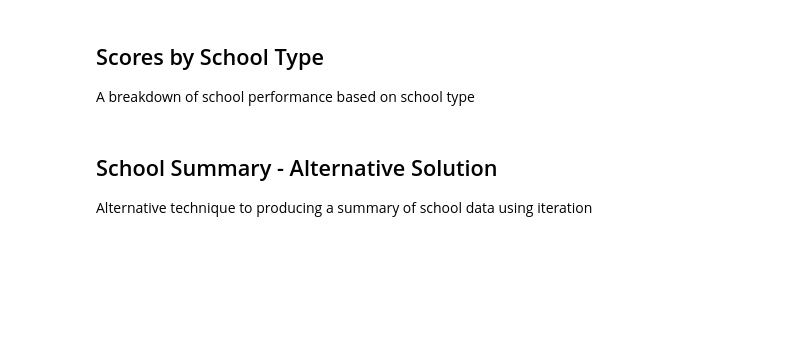
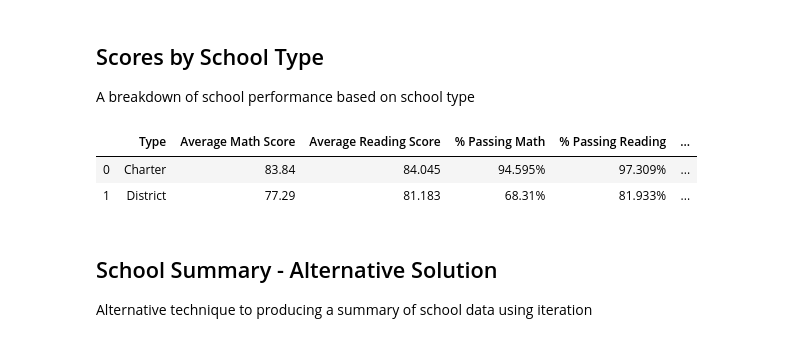
Before and after one commit to dcurrigan/pandas-challenge, a Jupyter notebook: PyCitySchools/PyCitySchools.ipynb, the cells around one changed output. Saved outputs shown, nothing was run; the diff lists cells and outputs as text; code cells hidden in the pictures; blank space fills up the shorter version.

```diff
--- a/PyCitySchools/PyCitySchools.ipynb
+++ b/PyCitySchools/PyCitySchools.ipynb
@@ -328,31 +328,20 @@ performance_by_size
 ## Scores by School Type
 A breakdown of school performance based on school type
 # %%
-# CREATE BINS
-bins = [0, 999, 1999, 5000]
+# DATAFRAME - select only the data relating to school type and student performance
+performance_data = df[['Type', 'Average Math Score', 'Average Reading Score', '% Passing Math', '% Passing Reading', '% Overall Passing']]
 
-# CREATE BIN NAMES
-group_names = ["District", "Charter"]
+# GROUPBY TYPE
+performance_by_type = performance_data.groupby(['Type']).max().reset_index()
 
-
-
-
-
-# # DATAFRAME - select only the data relating to school spending and student performance
-# # 'SettingWithCopyWarning' can be ignored as the data is not altered, just grouped and displayed (hence this has been disabled at setup)
-# performance_data = df[['Total Students', 'Average Math Score', 'Average Reading Score', '% Passing Math', '% Passing Reading', '% Overall Passing']]
-
-# # GROUPBY BINS
-# # extra column added with bin group names, then table created grouped by these names
-# performance_data["Student No. Category"] = pd.cut(performance_data["Total Students"], bins, labels=group_names, include_lowest=True)
-# del performance_data["Total Students"]
-# grouped_performance_data = performance_data.groupby("Student No. Category")
-
-# # FORMATTING AND DISPLAY
-# performance_by_size = grouped_performance_data.max().reset_index()
-# performance_by_size.iloc[:,1:] = round(performance_by_size.iloc[:,1:],3)
-# performance_by_size.iloc[:,3:] = performance_by_size.iloc[:,3:].applymap("{}%".format)
-# performance_by_size
+# FORMATTING AND DISPLAY
+performance_by_type.iloc[:,1:] = round(performance_by_type.iloc[:,1:],3)
+performance_by_type.iloc[:,3:] = performance_by_type.iloc[:,3:].applymap("{}%".format)
+performance_by_type
+# %% [output]
+|  | Type | Average Math Score | Average Reading Score | % Passing Math | % Passing Reading | ... |
+| 0 | Charter | 83.84 | 84.045 | 94.595% | 97.309% | ... |
+| 1 | District | 77.29 | 81.183 | 68.31% | 81.933% | ... |
 # %% [markdown]
 <a id='school_summary_alt'></a>
 ## School Summary - Alternative Solution
```
